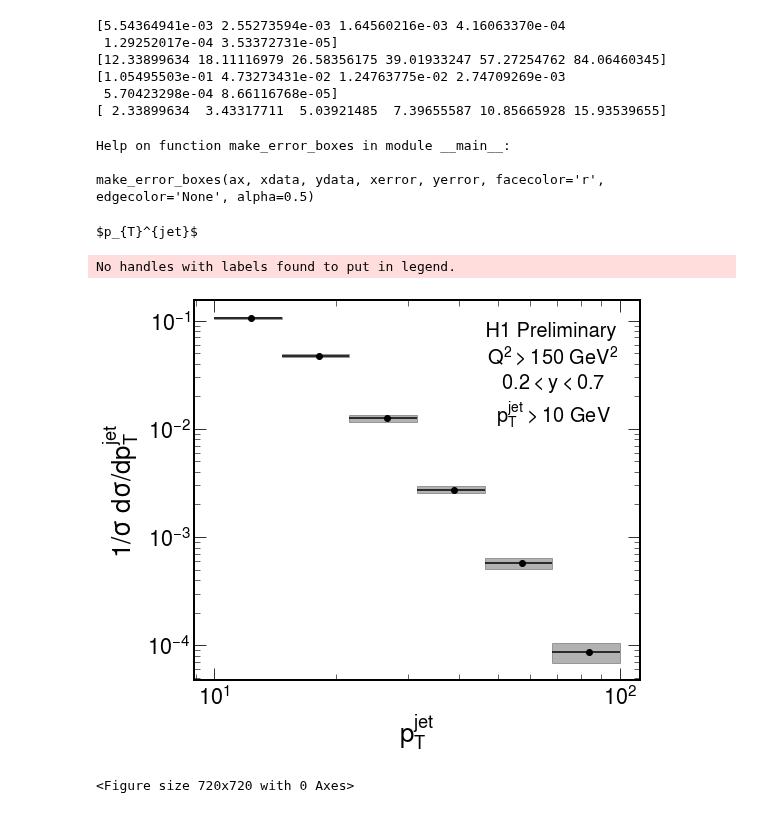
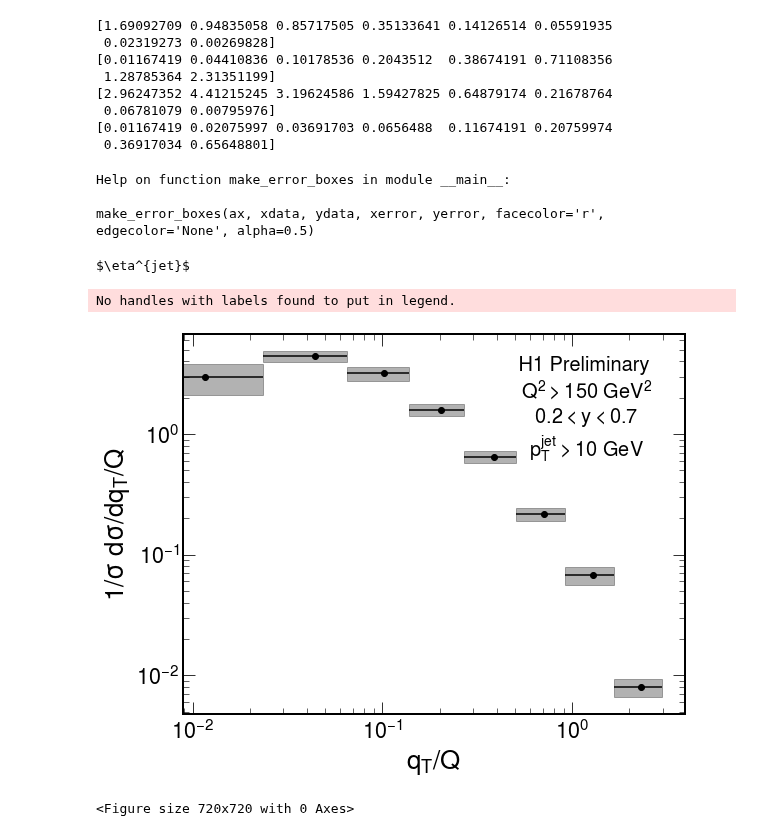
Before and after one commit to miguelignacio/disjets, a Jupyter notebook: SystematicUncertainties.ipynb, the cells around one changed output. Drawn from its saved outputs; the diff is of its cells as text; code cells hidden in the pictures.

```diff
--- a/SystematicUncertainties.ipynb
+++ b/SystematicUncertainties.ipynb
@@ -55,8 +55,8 @@ def make_error_boxes(ax, xdata, ydata, xerror, yerror, facecolor='r',
                           fmt='None', ecolor='k')
 # %%
 #observable = 'dphi'
-observable = 'jetpt'
-#observable = 'qt'
+#observable = 'jetpt'
+observable = 'qt'
 #observable = 'jeteta'
 
 symbol = {}
@@ -69,15 +69,15 @@ y = {}
 x = {}
 xerr = {}
 
-altmc = 'Rapgap'
-mc = 'Django'
+altmc = 'Django'
+mc = 'Rapgap'
 names = {}
 names['nominal'] = 'outputfiles/CrossSection_%s_%s_nominal_ep0607_data_nominal.npy'%(observable,mc)
 names['sys0']    = 'outputfiles/CrossSection_%s_%s_sys_0_ep0607_data_nominal.npy'%(observable,mc)
 names['sys1']   =  'outputfiles/CrossSection_%s_%s_sys_1._ep0607_data_nominal.npy'%(observable,mc)
 #names['sys4']   =  'outputfiles/CrossSection_%s_%s_sys_6_ep0607_data_nominal.npy'%(observable,mc)
 names['sys5']   =  'outputfiles/CrossSection_%s_%s_sys_5_ep0607_data_nominal.npy'%(observable,mc)
-
+#names['sys7']   =  'outputfiles/CrossSection_%s_%s_sys_7_ep0607_data_nominal.npy'%(observable,mc)
 #names['sys10']    = 'outputfiles/CrossSection_%s_%s_sys_10_ep0607_data_nominal.npy'%(observable,mc)
 names['sys11']    = 'outputfiles/CrossSection_%s_%s_sys_11_ep0607_data_nominal.npy'%(observable,mc)
 names['model']   = 'outputfiles/CrossSection_%s_%s_nominal_ep0607_data_nominal.npy'%(observable,altmc)
@@ -85,13 +85,14 @@ names['model']   = 'outputfiles/CrossSection_%s_%s_nominal_ep0607_data_nominal.n
 
 label = {}
 label['test'] = 'repeat'
-label['sys0'] = 'HFS scale (in jet)'
+label['sys5'] = 'HFS scale (in jet)' #'Lepton energy scale'
 label['sys1'] = 'HFS scale (remainder)'
 label['sys4'] = 'HFS polar angle'
-label['sys5'] = 'HFS azimuthal angle'
-label['sys7'] = 'Lepton energy scale'
+label['sys7'] = 'HFS azimuthal angle' #HFS azimuthal angle
+label['sys0'] = 'Lepton energy scale'
 label['sys10'] = 'Lepton polar angle'
 label['sys11'] = 'Lepton azimuthal angle'
+label['nonclosure'] = 'Non-closure'
 
 label['model'] = 'Model'
 #names['sys10']   =  'CrossSection_jetpt_Django_nominal_em0405_data_nominal.npy'
@@ -142,0 +147,7 @@ fig.savefig('figures/Systematic uncertainties_variations_%s.png'%observable)
+# %%
+nonclosure_sys = 1.10
+if 'dphi' in observable or 'eta' in observable:
+    nonclosure_sys = 1.05
+
+y['nonclosure'] = y['nominal']*nonclosure_sys
+print (y.keys())
@@ -179,12 +201,14 @@ print (y['nominal'])
 
 print (xerr['nominal'])
 # %% [output]
-[5.54364941e-03 2.55273594e-03 1.64560216e-03 4.16063370e-04
- 1.29252017e-04 3.53372731e-05]
-[12.33899634 18.11116979 26.58356175 39.01933247 57.27254762 84.06460345]
-[1.05495503e-01 4.73273431e-02 1.24763775e-02 2.74709269e-03
- 5.70423298e-04 8.66116768e-05]
-[ 2.33899634  3.43317711  5.03921485  7.39655587 10.85665928 15.93539655]
+[1.69092709 0.94835058 0.85717505 0.35133641 0.14126514 0.05591935
+ 0.02319273 0.00269828]
+[0.01167419 0.04410836 0.10178536 0.2043512  0.38674191 0.71108356
+ 1.28785364 2.31351199]
+[2.96247352 4.41215245 3.19624586 1.59427825 0.64879174 0.21678764
+ 0.06781079 0.00795976]
+[0.01167419 0.02075997 0.03691703 0.0656488  0.11674191 0.20759974
+ 0.36917034 0.65648801]
 # %%
 help(make_error_boxes)
 # %% [output]
@@ -194,9 +218,9 @@ make_error_boxes(ax, xdata, ydata, xerror, yerror, facecolor='r', edgecolor='Non
 # %%
 print(symbol[observable])
 # %% [output]
-$p_{T}^{jet}$
+$\eta^{jet}$
 # %%
-fig,ax = plt.subplots(figsize=(8,7))
+fig,ax = plt.subplots(figsize=(9,7))
 
 #plt.fill_between(x['nominal'], do, up,alpha=0.3,color='k',label='syst. error')
 plt.errorbar(x['nominal'], y['nominal'],xerr=xerr['nominal'],fmt='o',color='k')
@@ -218,34 +242,37 @@ plt.text(xposition, 0.8,' H1 Preliminary \n $Q^{2}>$150 GeV$^{2}$ \n $0.2<y<0.7$
 plt.legend(loc='best',fontsize=18)
 
 #plt.title('H1 Preliminary')
 if 'dphi' in observable:
     plt.yscale('log')
 if 'eta' in observable:
     print ('eta')
 
 if 'jetpt' in observable:
     plt.xscale('log')
     plt.yscale('log')
 
 if 'qt' in observable:
     plt.xscale('log')
     plt.yscale('log')
 
-if 'eta' in observable:
-    plt.ylim(bottom=0.0)
 
 for i in range(len(x['nominal'])):
     x1 = x['nominal'][i] - xerr['nominal'][i]
     x2 = x['nominal'][i] + xerr['nominal'][i]
     r  = np.array([x1,x2])
     y1 = do[i]
     y2 = up[i]
     plt.fill_between(r,y1,y2, alpha=0.3,color='k',label='syst. error')
+
+
+if 'eta' in observable:
+    plt.ylim(bottom=0.0)
+
 plt.show()
 plt.tight_layout()
 
 fig.savefig('figures/FinalResult_%s.png'%observable)
 # %% [output]
 No handles with labels found to put in legend.
-[figure, old version]
+[figure, new version]
 <Figure size 720x720 with 0 Axes>
```
Also changed, not shown: parts of 5 cells of this notebook, 1 other file.
